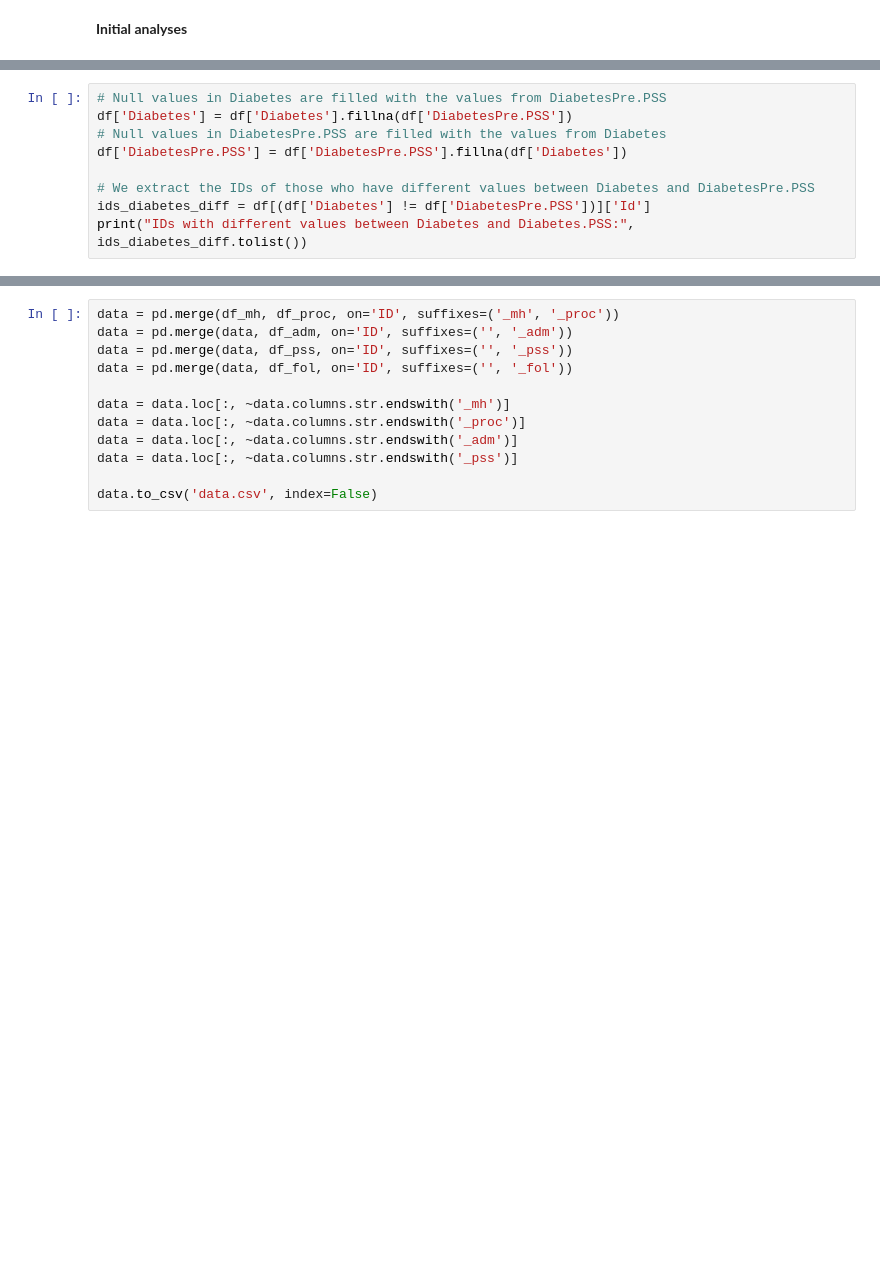
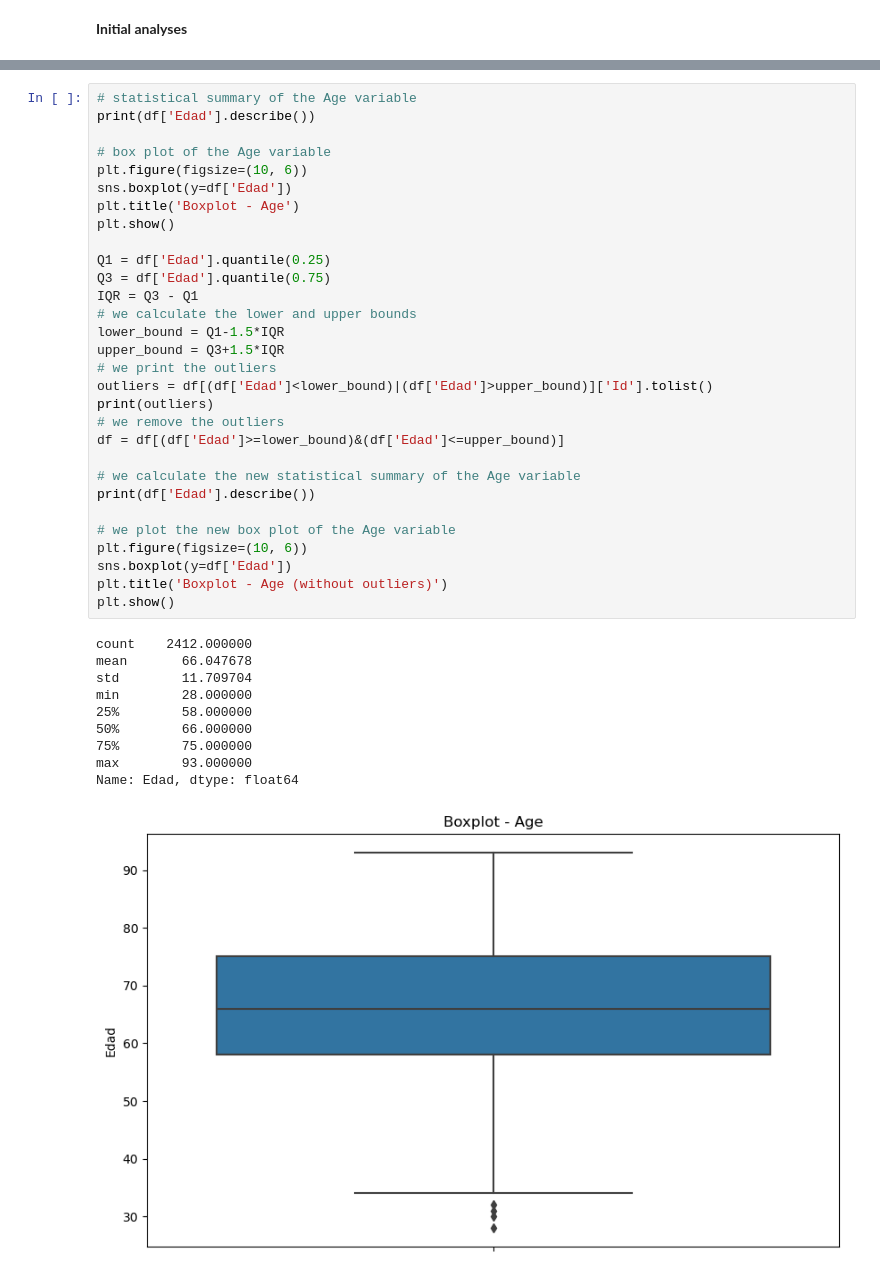
Before and after one commit to JuanMiguelCano/TFM, a Jupyter notebook: datapreparation.ipynb, the cells around one changed output, grey strips where cells are left out. Saved outputs shown, nothing was run; the diff lists cells and outputs as text; blank space fills up the shorter version.

Commit message:
refactoring variables and improving data cleaning

```diff
--- a/datapreparation.ipynb
+++ b/datapreparation.ipynb
@@ -166,9 +85,0 @@ IDs with Diabetes = 1 and TratamientoDM not null: [1056, 2122]
-# %%
-# Null values in Diabetes are filled with the values from DiabetesPre.PSS
-df['Diabetes'] = df['Diabetes'].fillna(df['DiabetesPre.PSS'])
-# Null values in DiabetesPre.PSS are filled with the values from Diabetes
-df['DiabetesPre.PSS'] = df['DiabetesPre.PSS'].fillna(df['Diabetes'])
-
-# We extract the IDs of those who have different values between Diabetes and DiabetesPre.PSS
-ids_diabetes_diff = df[(df['Diabetes'] != df['DiabetesPre.PSS'])]['Id']
-print("IDs with different values between Diabetes and Diabetes.PSS:", ids_diabetes_diff.tolist())
@@ -580,12 +86,41 @@ FOL_IAM [0 1]
-# %%
-data = pd.merge(df_mh, df_proc, on='ID', suffixes=('_mh', '_proc'))
-data = pd.merge(data, df_adm, on='ID', suffixes=('', '_adm'))
-data = pd.merge(data, df_pss, on='ID', suffixes=('', '_pss'))
-data = pd.merge(data, df_fol, on='ID', suffixes=('', '_fol'))
-
-data = data.loc[:, ~data.columns.str.endswith('_mh')]
-data = data.loc[:, ~data.columns.str.endswith('_proc')]
-data = data.loc[:, ~data.columns.str.endswith('_adm')]
-data = data.loc[:, ~data.columns.str.endswith('_pss')]
-
-data.to_csv('data.csv', index=False)
+# %%
+# statistical summary of the Age variable
+print(df['Edad'].describe())
+
+# box plot of the Age variable
+plt.figure(figsize=(10, 6))
+sns.boxplot(y=df['Edad'])
+plt.title('Boxplot - Age')
+plt.show()
+
+Q1 = df['Edad'].quantile(0.25)
+Q3 = df['Edad'].quantile(0.75)
+IQR = Q3 - Q1
+# we calculate the lower and upper bounds
+lower_bound = Q1-1.5*IQR
+upper_bound = Q3+1.5*IQR
+# we print the outliers
+outliers = df[(df['Edad']<lower_bound)|(df['Edad']>upper_bound)]['Id'].tolist()
+print(outliers)
+# we remove the outliers
+df = df[(df['Edad']>=lower_bound)&(df['Edad']<=upper_bound)]
+
+# we calculate the new statistical summary of the Age variable
+print(df['Edad'].describe())
+
+# we plot the new box plot of the Age variable
+plt.figure(figsize=(10, 6))
+sns.boxplot(y=df['Edad'])
+plt.title('Boxplot - Age (without outliers)')
+plt.show()
+# %% [output]
+count    2412.000000
+mean       66.047678
+std        11.709704
+min        28.000000
+25%        58.000000
+50%        66.000000
+75%        75.000000
+max        93.000000
+Name: Edad, dtype: float64
+[figure, added]
```
Also changed, not shown: parts of 74 cells of this notebook.
